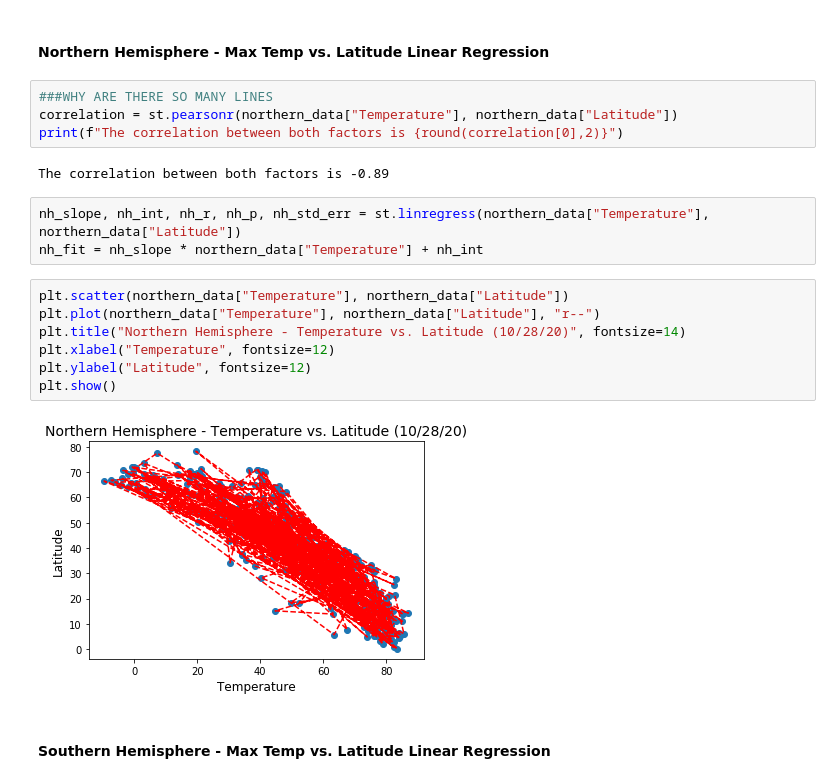
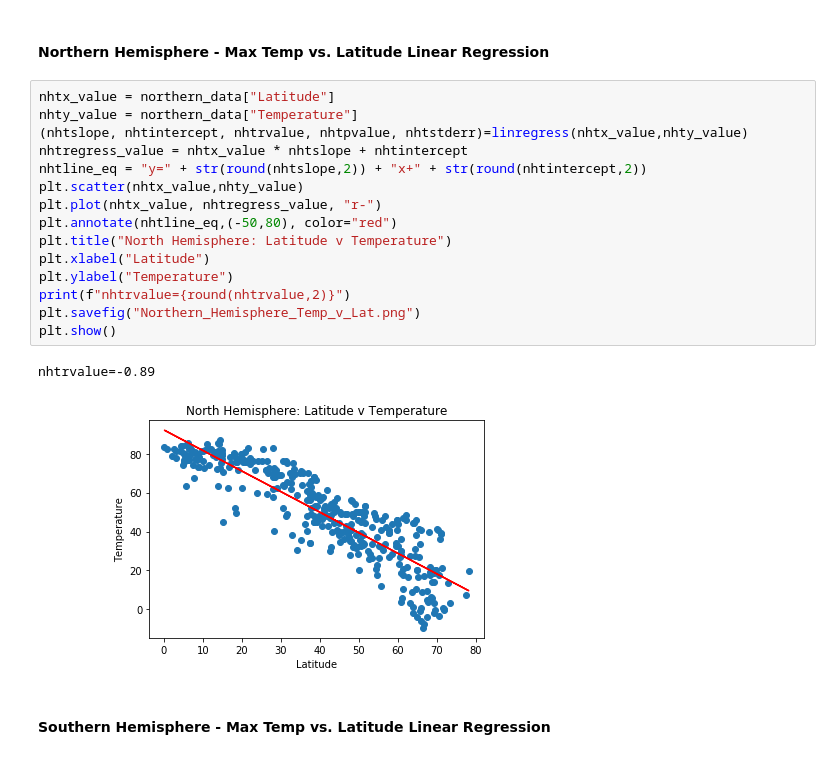
Before and after one commit to gabrielmacey/python_api_challenge, a Jupyter notebook: WeatherPy/WeatherPy.ipynb, the cells around one changed output. Drawn from its saved outputs; the diff is of its cells as text.

```diff
--- a/WeatherPy/WeatherPy.ipynb
+++ b/WeatherPy/WeatherPy.ipynb
@@ -260,23 +260,23 @@ northern_data = weather_data[weather_data["Latitude"]>=0]
 southern_data = weather_data[weather_data["Latitude"]<0]
 # %% [markdown]
 ####  Northern Hemisphere - Max Temp vs. Latitude Linear Regression
-# %%
-###WHY ARE THERE SO MANY LINES
-correlation = st.pearsonr(northern_data["Temperature"], northern_data["Latitude"])
-print(f"The correlation between both factors is {round(correlation[0],2)}")
-# %% [output]
-The correlation between both factors is -0.89
-# %%
-nh_slope, nh_int, nh_r, nh_p, nh_std_err = st.linregress(northern_data["Temperature"], northern_data["Latitude"])
-nh_fit = nh_slope * northern_data["Temperature"] + nh_int
-# %%
-plt.scatter(northern_data["Temperature"], northern_data["Latitude"])
-plt.plot(northern_data["Temperature"], northern_data["Latitude"], "r--")
-plt.title("Northern Hemisphere - Temperature vs. Latitude (10/28/20)", fontsize=14)
-plt.xlabel("Temperature", fontsize=12)
-plt.ylabel("Latitude", fontsize=12)
-plt.show()
-# %% [output]
-[figure, removed]
+# %%
+nhtx_value = northern_data["Latitude"]
+nhty_value = northern_data["Temperature"]
+(nhtslope, nhtintercept, nhtrvalue, nhtpvalue, nhtstderr)=linregress(nhtx_value,nhty_value)
+nhtregress_value = nhtx_value * nhtslope + nhtintercept
+nhtline_eq = "y=" + str(round(nhtslope,2)) + "x+" + str(round(nhtintercept,2))
+plt.scatter(nhtx_value,nhty_value)
+plt.plot(nhtx_value, nhtregress_value, "r-")
+plt.annotate(nhtline_eq,(-50,80), color="red")
+plt.title("North Hemisphere: Latitude v Temperature")
+plt.xlabel("Latitude")
+plt.ylabel("Temperature")
+print(f"nhtrvalue={round(nhtrvalue,2)}")
+plt.savefig("Northern_Hemisphere_Temp_v_Lat.png")
+plt.show()
+# %% [output]
+nhtrvalue=-0.89
+[figure, added]
 # %% [markdown]
 ####  Southern Hemisphere - Max Temp vs. Latitude Linear Regression
```
Also changed, not shown: parts of 1 cell of this notebook, 2 other files.
